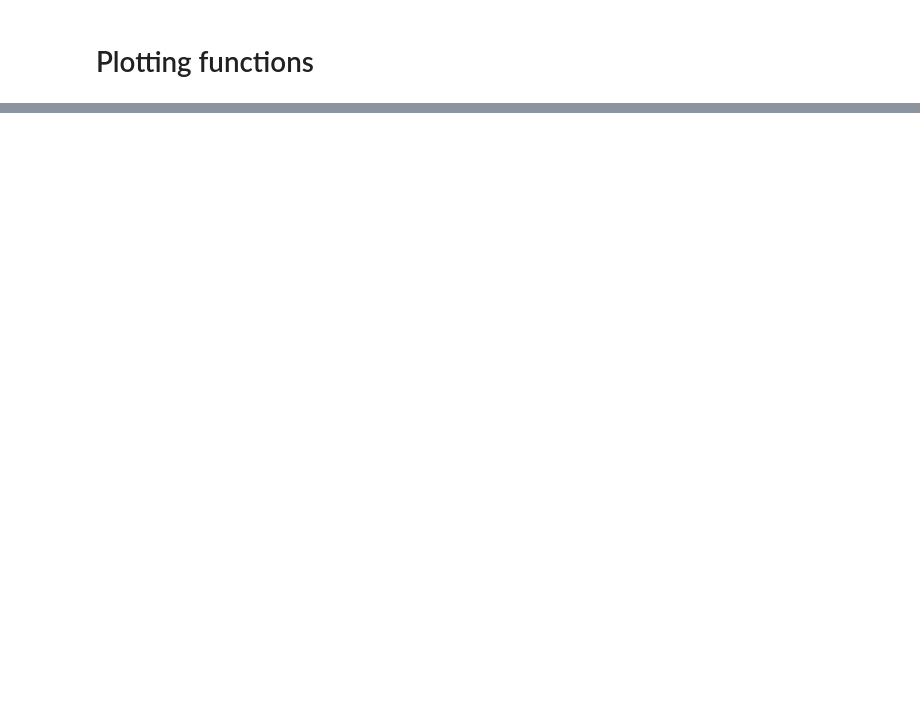
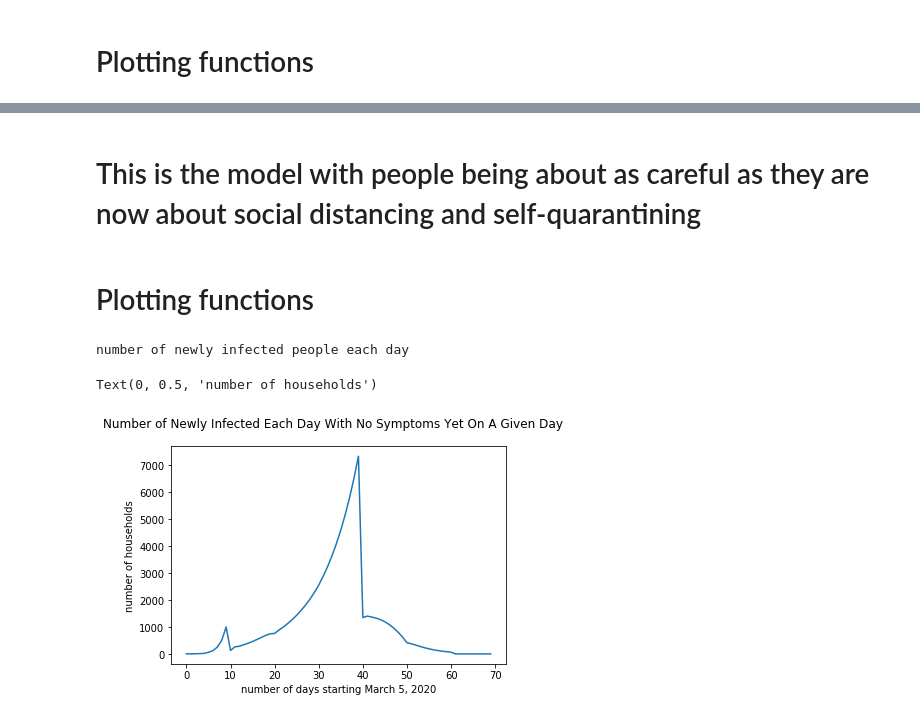
Before and after one commit to benvigoda/covid_spread, a Jupyter notebook: covid_spread_simulation.ipynb, the cells around one changed output, grey strips where cells are left out. Saved outputs shown, nothing was run; the diff lists cells and outputs as text; code cells hidden in the pictures; blank space fills up the shorter version.

```diff
--- a/covid_spread_simulation.ipynb
+++ b/covid_spread_simulation.ipynb
@@ -272,0 +268,2 @@ Text(0, 0.5, 'number of households')
+# %% [markdown]
+# This is the model with people being about as careful as they are now about social distancing and self-quarantining
@@ -272,0 +358,22 @@ Text(0, 0.5, 'number of households')
+# %% [markdown]
+# Plotting functions
+# %%
+print('number of newly infected people each day')
+total_incubating = [0]*len(home_incubating)
+for i in range(len(home_incubating)):
+    total_incubating [i] = int(home_incubating[i] + moving_incubating[i])
+# pprint(total_incubating)
+# print('\n')
+
+x = list(range(len(total_incubating)))
+
+fig = plt.figure()
+plt.plot(x, total_incubating)
+# plt.plot(x, home_incubating, moving_incubating)
+fig.suptitle('Number of Newly Infected Each Day With No Symptoms Yet On A Given Day')
+plt.xlabel('number of days starting March 5, 2020')
+plt.ylabel('number of households')
+# %% [output]
+number of newly infected people each day
+Text(0, 0.5, 'number of households')
+[figure, added]
```
Also changed, not shown: parts of 20 cells of this notebook.
